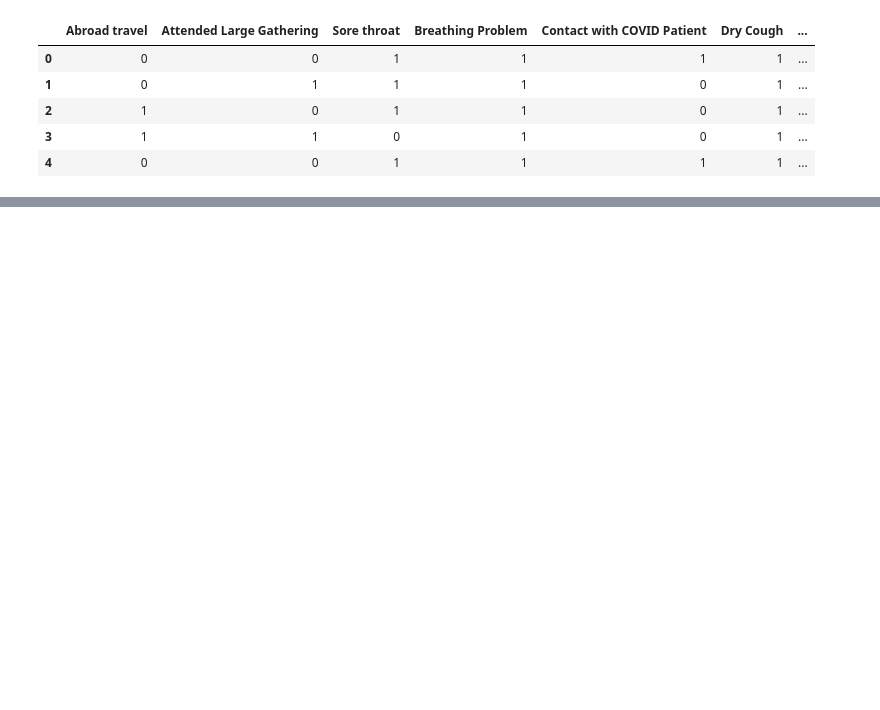
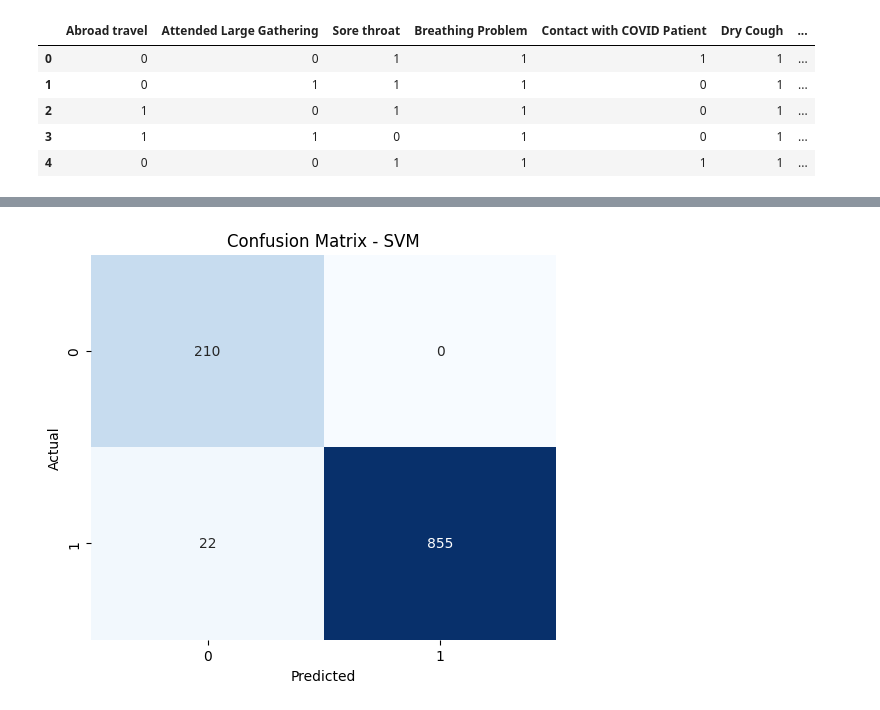
Before and after one commit to samiha-mahin/Covid-19, a Jupyter notebook: covid19_ML_Models.ipynb, the cells around one changed output, grey strips where cells are left out. Cells and saved outputs as stored; diff of their text form; code cells hidden in the pictures; blank space fills up the shorter version.

```diff
--- a/covid19_ML_Models.ipynb
+++ b/covid19_ML_Models.ipynb
@@ -194,0 +47,16 @@ plt.show()
+# %%
+from sklearn.svm import SVC
+
+svm_model = SVC(
+    kernel='rbf',
+    probability=True,
+    random_state=42
+)
+
+svm_model.fit(X_train_sm, y_train_sm)
+
+y_pred = svm_model.predict(X_test)
+y_pred_proba = svm_model.predict_proba(X_test)[:, 1]
+
+print("Accuracy:", accuracy_score(y_test, y_pred))
+print(classification_report(y_test, y_pred))
@@ -194,0 +73,11 @@ plt.show()
+# %%
+cm = confusion_matrix(y_test, y_pred)
+
+plt.figure(figsize=(6,5))
+sns.heatmap(cm, annot=True, fmt='d', cmap='Blues', cbar=False)
+plt.xlabel("Predicted")
+plt.ylabel("Actual")
+plt.title("Confusion Matrix - SVM")
+plt.show()
+# %% [output]
+[figure, added]
```
Also changed, not shown: parts of 47 cells of this notebook.
